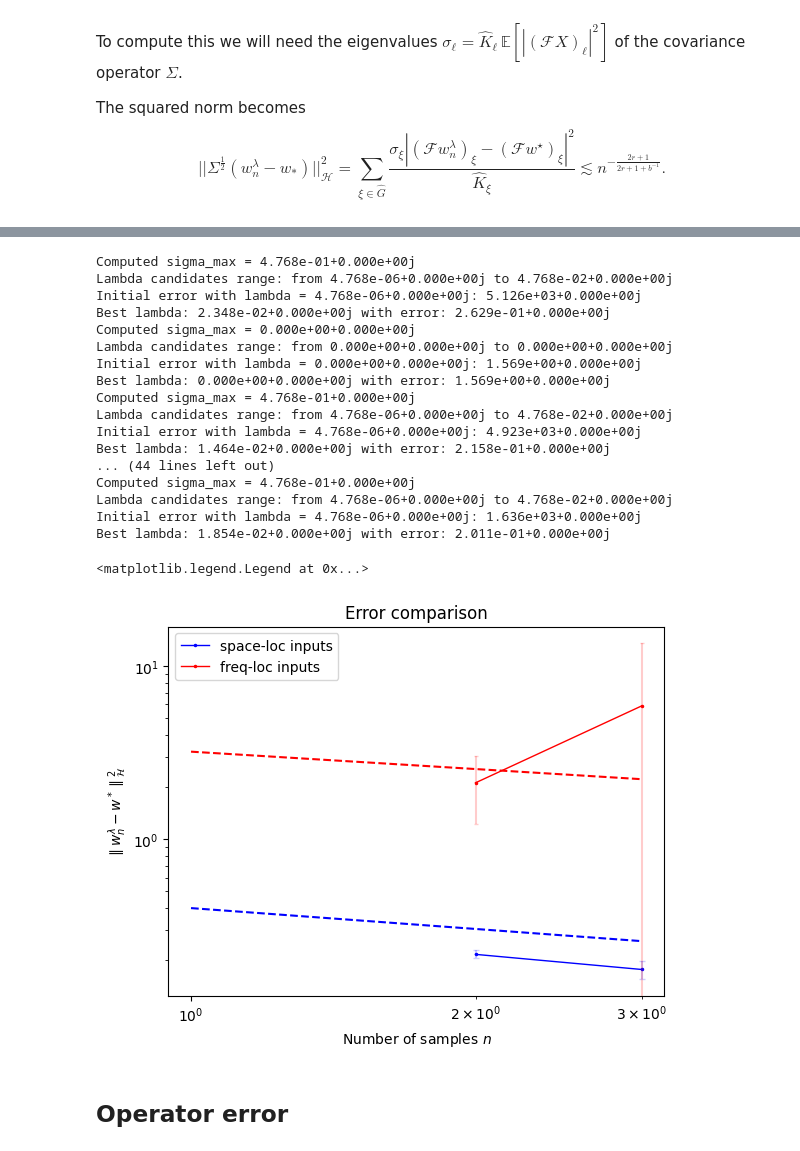
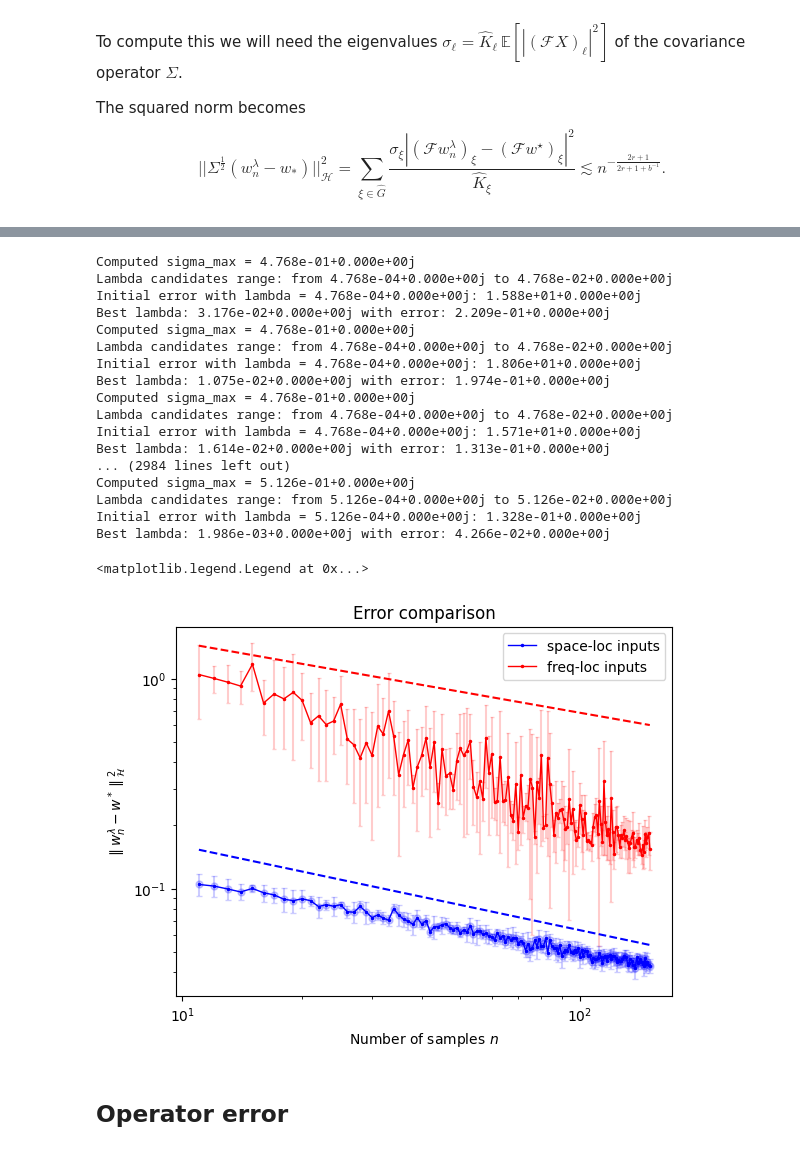
Before and after one commit to EmiliaMagnani/learnconv, a Jupyter notebook: notebooks/tutorial.ipynb, the cells around one changed output, grey strips where cells are left out. Cells and saved outputs as stored; diff of their text form; code cells hidden in the pictures.

Commit message:
added generate time-loc samples on torus

```diff
--- a/notebooks/tutorial.ipynb
+++ b/notebooks/tutorial.ipynb
@@ -31,7 +31,7 @@ $$
 $$
 # %%
 # Number of input functions
-num_samples = 3
+num_samples = 150
 
 grid_size = 2**9 # grid points
 
@@ -538,10 +546,9 @@ Best lambda: 1.564e-05+0.000e+00j with error: 3.141e+00+0.000e+00j
 
 sample_gen_params_time_loc = {
     "delta": loc_parameter,
-    "shift_center": .5,
-    "std": .16,
     "rng": rng,
 }
+
 error_squared_sampmean_time_loc, error_squared_sampstd_time_loc = compute_error(
     num_samples,
     num_experiments,
@@ -553,64 +560,66 @@ error_squared_sampmean_time_loc, error_squared_sampstd_time_loc = compute_error(
     r_time_loc,
     b_time_loc,
     const_lam,
-    generate_time_localized_samples,
+    generate_time_localized_samples_on_torus,
     sample_gen_params_time_loc,
     optimize_lambda=True
 )
 # %% [output]
 Computed sigma_max = 4.768e-01+0.000e+00j
-Lambda candidates range: from 4.768e-06+0.000e+00j to 4.768e-02+0.000e+00j
-Initial error with lambda = 4.768e-06+0.000e+00j: 5.126e+03+0.000e+00j
-Best lambda: 2.348e-02+0.000e+00j with error: 2.629e-01+0.000e+00j
-Computed sigma_max = 0.000e+00+0.000e+00j
-Lambda candidates range: from 0.000e+00+0.000e+00j to 0.000e+00+0.000e+00j
-Initial error with lambda = 0.000e+00+0.000e+00j: 1.569e+00+0.000e+00j
-Best lambda: 0.000e+00+0.000e+00j with error: 1.569e+00+0.000e+00j
+Lambda candidates range: from 4.768e-04+0.000e+00j to 4.768e-02+0.000e+00j
+Initial error with lambda = 4.768e-04+0.000e+00j: 1.588e+01+0.000e+00j
+Best lambda: 3.176e-02+0.000e+00j with error: 2.209e-01+0.000e+00j
 Computed sigma_max = 4.768e-01+0.000e+00j
-Lambda candidates range: from 4.768e-06+0.000e+00j to 4.768e-02+0.000e+00j
-Initial error with lambda = 4.768e-06+0.000e+00j: 4.923e+03+0.000e+00j
-Best lambda: 1.464e-02+0.000e+00j with error: 2.158e-01+0.000e+00j
-... (44 lines left out)
+Lambda candidates range: from 4.768e-04+0.000e+00j to 4.768e-02+0.000e+00j
+Initial error with lambda = 4.768e-04+0.000e+00j: 1.806e+01+0.000e+00j
+Best lambda: 1.075e-02+0.000e+00j with error: 1.974e-01+0.000e+00j
 Computed sigma_max = 4.768e-01+0.000e+00j
-Lambda candidates range: from 4.768e-06+0.000e+00j to 4.768e-02+0.000e+00j
-Initial error with lambda = 4.768e-06+0.000e+00j: 1.636e+03+0.000e+00j
-Best lambda: 1.854e-02+0.000e+00j with error: 2.011e-01+0.000e+00j
+Lambda candidates range: from 4.768e-04+0.000e+00j to 4.768e-02+0.000e+00j
+Initial error with lambda = 4.768e-04+0.000e+00j: 1.571e+01+0.000e+00j
+Best lambda: 1.614e-02+0.000e+00j with error: 1.313e-01+0.000e+00j
+... (2984 lines left out)
+Computed sigma_max = 5.126e-01+0.000e+00j
+Lambda candidates range: from 5.126e-04+0.000e+00j to 5.126e-02+0.000e+00j
+Initial error with lambda = 5.126e-04+0.000e+00j: 1.328e-01+0.000e+00j
+Best lambda: 1.986e-03+0.000e+00j with error: 4.266e-02+0.000e+00j
 # %%
 #plot the errors
 # #error time-loc inputs
 
 fig, ax = plt.subplots(1,  )
 
 index = np.arange(1,error_squared_sampmean_time_loc.size+1)
 
 
+plot_from = 10
+
 #time-loc
-ax.errorbar(index[1:], error_squared_sampmean_time_loc[1:], yerr =error_squared_sampstd_time_loc[1:], color='b', fmt='.', alpha=.2,capsize=2.5,ms=1)
-ax.plot(index[1:], error_squared_sampmean_time_loc[1:], 'o-', markersize=1.5, color='b', alpha =1, lw=1, label=r'space-loc inputs')
+ax.errorbar(index[plot_from:], error_squared_sampmean_time_loc[plot_from:], yerr =error_squared_sampstd_time_loc[plot_from:], color='b', fmt='.', alpha=.2,capsize=2.5,ms=plot_from)
+ax.plot(index[plot_from:], error_squared_sampmean_time_loc[plot_from:], 'o-', markersize=1.5, color='b', alpha =1, lw=1, label=r'space-loc inputs')
 
 
 #frequency-loc
-ax.errorbar(index[1:], error_squared_sampmean_freq_loc[1:], yerr =error_squared_sampstd_freq_loc[1:], color='r', fmt='.', alpha=.2, capsize=1.5,ms=1)
-ax.plot(index[1:], error_squared_sampmean_freq_loc[1:], 'o-', markersize=1.5, color='r', alpha =1.,lw =1,label=r'freq-loc inputs')
+ax.errorbar(index[plot_from:], error_squared_sampmean_freq_loc[plot_from:], yerr =error_squared_sampstd_freq_loc[plot_from:], color='r', fmt='.', alpha=.2, capsize=1.5,ms=1)
+ax.plot(index[plot_from:], error_squared_sampmean_freq_loc[plot_from:], 'o-', markersize=1.5, color='r', alpha =1.,lw =1,label=r'freq-loc inputs')
 
 #################################
 ax.set_xlabel(r'Number of samples $n$')
 ax.set_ylabel(r'$ \parallel {w}^\lambda_n - w^* \parallel_{\mathcal{H}} ^2$')
 ax.set_xscale('log')
 ax.set_yscale('log')
 
 ax.set_title(r'Error comparison')
 
 aux_vec = np.arange(1, num_samples+1,  dtype=float)
-ax.plot(aux_vec, .4*aux_vec**(-2/5),'--', color ='b')
-ax.plot(aux_vec, 3.2*aux_vec**(-2/6), '--', color='r')
+ax.plot(aux_vec[plot_from:], .4*aux_vec[plot_from:]**(-2/5),'--', color ='b')
+ax.plot(aux_vec[plot_from:], 3.2*aux_vec[plot_from:]**(-2/6), '--', color='r')
 
 
 ax.legend()
 # plt.savefig('errors.pdf', bbox_inches='tight')
 # %% [output]
 <matplotlib.legend.Legend at 0x...>
-[figure, old version]
+[figure, new version]
 # %% [markdown]
 ## Operator error
 # %%
```
Also changed, not shown: parts of 8 cells of this notebook, 2 other files.
